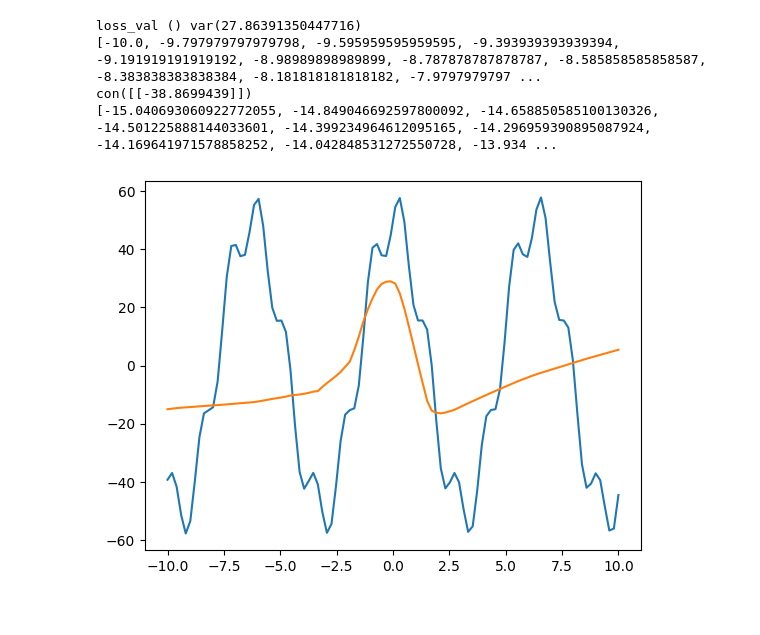
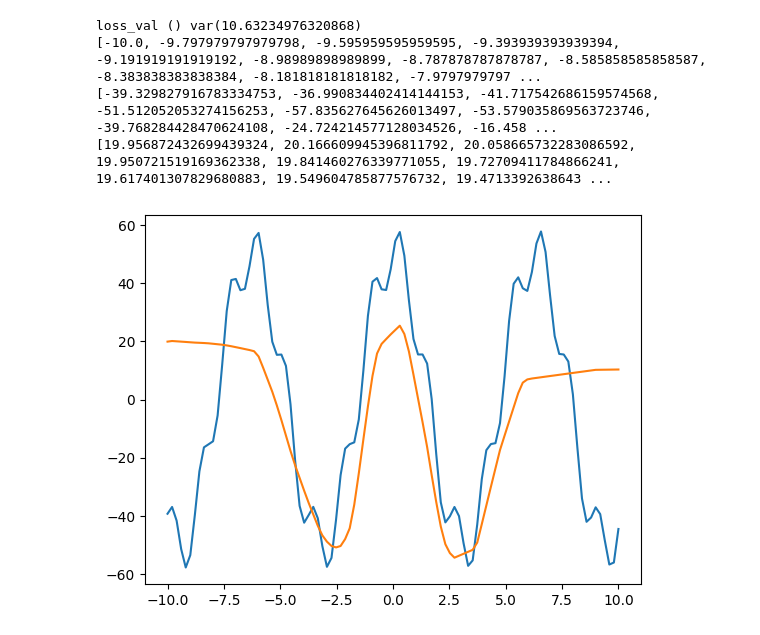
Before and after one commit to StanleyNeoh/minitorch, a Jupyter notebook: function-matching.ipynb, the cells around one changed output. Saved outputs shown, nothing was run; the diff lists cells and outputs as text; code cells hidden in the pictures.

```diff
--- a/function-matching.ipynb
+++ b/function-matching.ipynb
@@ -35,31 +35,31 @@ def get_data():
 loss = L.huberloss
 optimiser = SGD(W1, b1, W2, b2, W3, b3)
 # %%
-for e in range(10):
+for e in range(10000):
     x, y = get_data()
 
     y_pred = model(x)
 
     loss_val = loss(y_pred, y, keepdims=False)
     loss_val.backward()
     optimiser.step()
 
 print("loss_val", loss_val.shape(), loss_val)
 
 # Plotting
 xs = [x for x in np.linspace(-10.0, 10.0, 100)]
 ys = [f(V.of(x)).item() for x in xs]
 ys_pred = [model(V.of([x])).item() for x in xs]
 print(xs)
-print(y)
+print(ys)
 print(ys_pred)
 
 plt.plot(xs, ys, label='f(x)')
 plt.plot(xs, ys_pred, label='model(x)')
 plt.show()
 # %% [output]
-loss_val () var(27.86391350447716)
+loss_val () var(10.63234976320868)
 [-10.0, -9.797979797979798, -9.595959595959595, -9.393939393939394, -9.191919191919192, -8.98989898989899, -8.787878787878787, -8.585858585858587, -8.383838383838384, -8.181818181818182, -7.9797979797 ...
-con([[-38.8699439]])
-[-15.040693060922772055, -14.849046692597800092, -14.658850585100130326, -14.501225888144033601, -14.399234964612095165, -14.296959390895087924, -14.169641971578858252, -14.042848531272550728, -13.934 ...
+[-39.329827916783334753, -36.990834402414144153, -41.717542686159574568, -51.512052053274156253, -57.835627645626013497, -53.579035869563723746, -39.768284428470624108, -24.724214577128034526, -16.458 ...
+[19.956872432699439324, 20.166609945396811792, 20.058665732283086592, 19.950721519169362338, 19.841460276339771055, 19.72709411784866241, 19.617401307829680883, 19.549604785877576732, 19.4713392638643 ...
-[figure, old version]
+[figure, new version]
```
Also changed, not shown: 3 other files.
